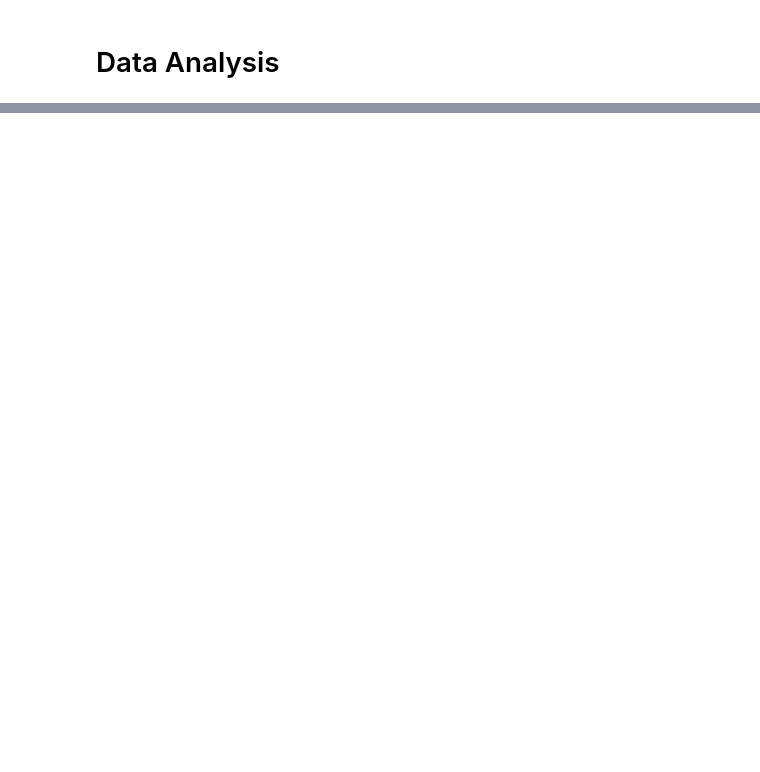
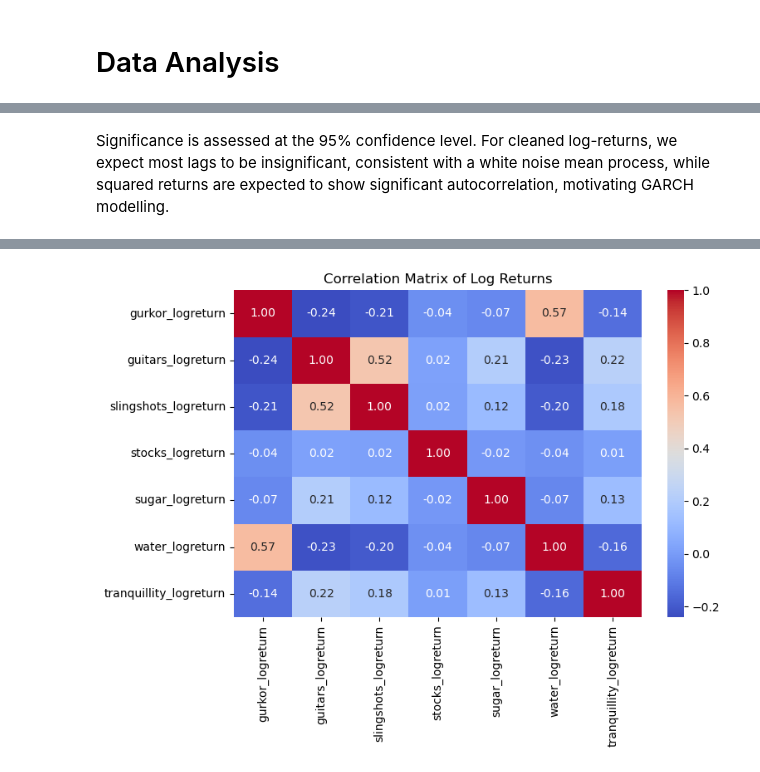
Before and after one commit to ericsangberg1/finanical-ts-analysis, a Jupyter notebook: data_analysis.ipynb, the cells around one changed output, grey strips where cells are left out. Cells and saved outputs as stored; diff of their text form; code cells hidden in the pictures; blank space fills up the shorter version.

```diff
--- a/data_analysis.ipynb
+++ b/data_analysis.ipynb
@@ -558,16 +562,17 @@ AttributeError: The '.style' accessor requires jinja2
 [figure]
 [figure]
+# %% [markdown]
+Significance is assessed at the 95% confidence level. For cleaned log-returns, we expect most lags to be insignificant, consistent with a white noise mean process, while squared returns are expected to show significant autocorrelation, motivating GARCH modelling.
 # %%
 if "df_clean" not in globals():
     raise RuntimeError("Run the data loading cell first.")
 
-corr_matrix = correlation_analysis(df_clean.dropna(), min_periods=30)
+corr_matrix = correlation_analysis(df_clean, min_periods=int(len(df_trunc) * 0.8))
 display(corr_matrix)
 
 plt.figure(figsize=(8, 6))
 sns.heatmap(corr_matrix, annot=True, fmt=".2f", cmap="coolwarm", cbar=True)
 plt.title("Correlation Matrix of Log Returns")
 plt.tight_layout()
-# plt.savefig(CHART_DIR / "Correlation_Matrix.jpg", dpi=180)
 plt.show()
-# plt.close()
+# %% [output]
@@ -574 +587,2 @@ plt.show()
+[figure, added]
 # %% [markdown]
```
Also changed, not shown: parts of 30 cells of this notebook.
